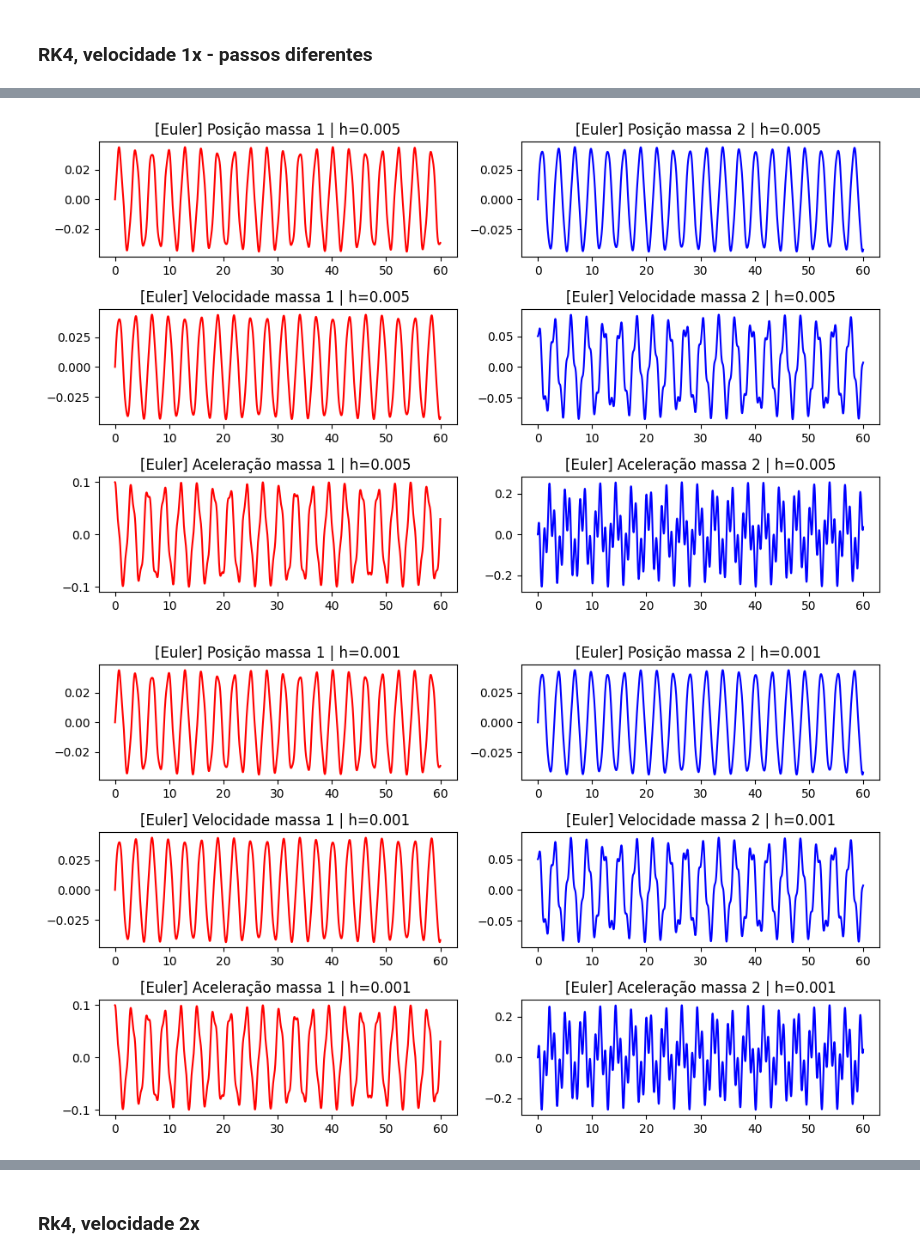
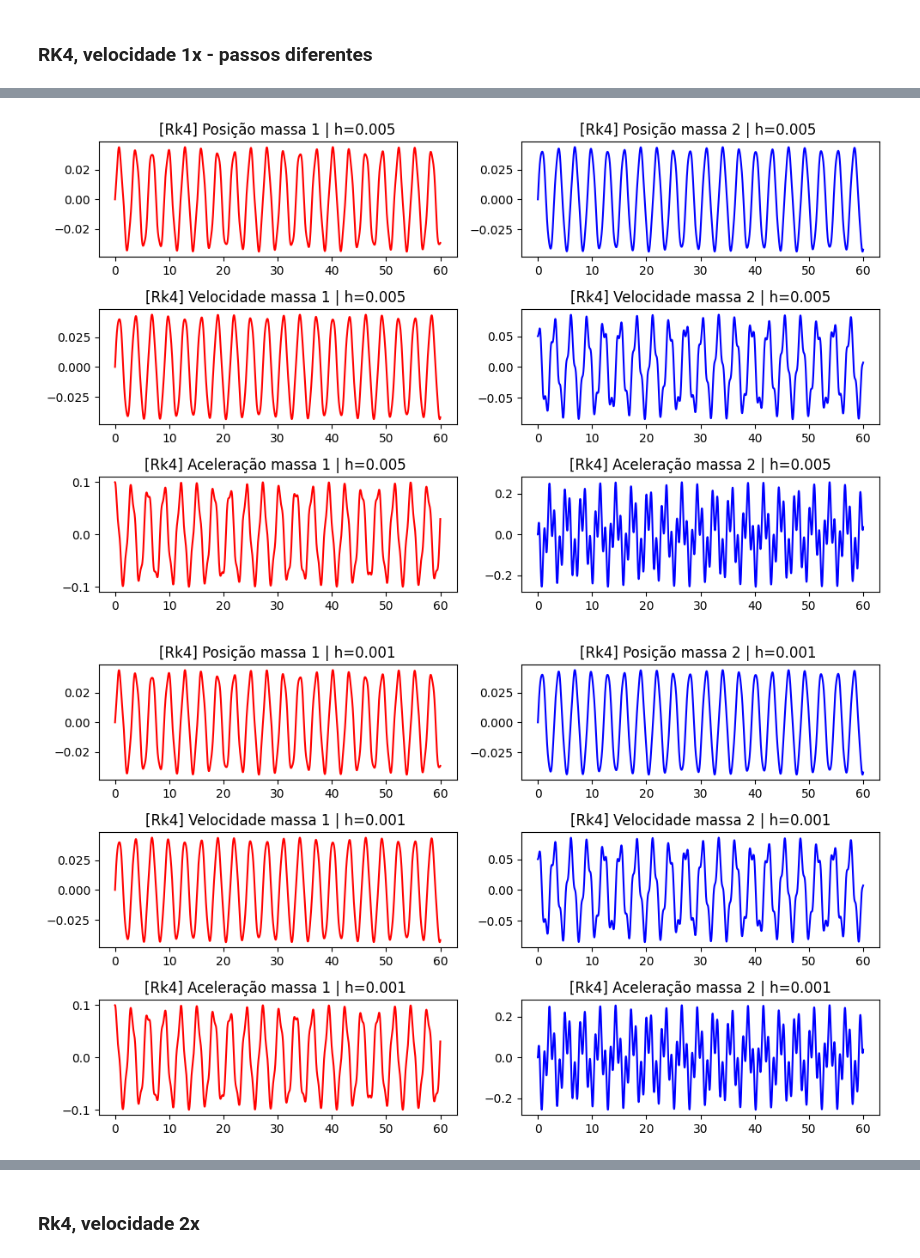
Before and after one commit to Eduds007/Numerical-simulations, a Jupyter notebook: Ex1/resultados.ipynb, the cells around one changed output, grey strips where cells are left out. Drawn from its saved outputs; the diff is of its cells as text; code cells hidden in the pictures.

```diff
--- a/Ex1/resultados.ipynb
+++ b/Ex1/resultados.ipynb
@@ -95,12 +95,12 @@ plot_values(response_rk4, metodo='Euler', passo=0.01)
 # %%
 response_rk4 = rk4_steps(60, 0.005 , f0)
-plot_values(response_rk4, metodo='Euler', passo=0.005)
+plot_values(response_rk4, metodo='Rk4', passo=0.005)
 # %% [output]
-[figure, old version]
+[figure, new version]
 # %%
 response_rk4 = rk4_steps(60, 0.001 , f0)
-plot_values(response_rk4, metodo='Euler', passo=0.001)
+plot_values(response_rk4, metodo='Rk4', passo=0.001)
 # %% [output]
-[figure, old version]
+[figure, new version]
 # %%
 response_rk4 = rk4_steps(60, 0.0001 , f0)
```
Also changed, not shown: parts of 4 cells of this notebook, 2 other files.
